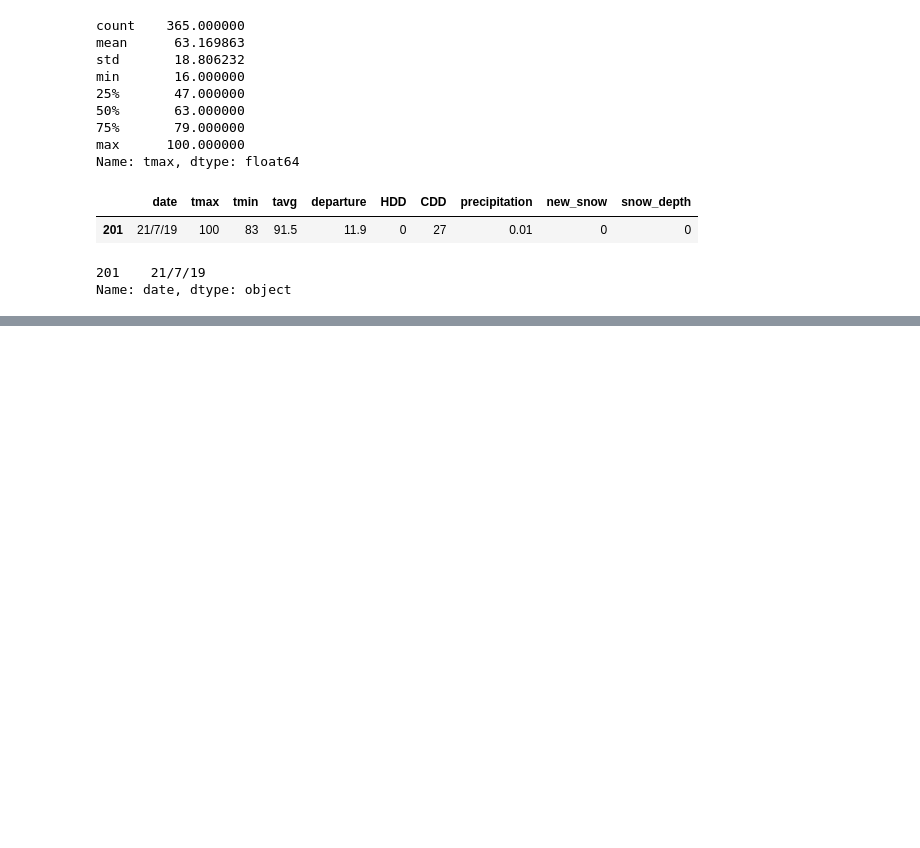
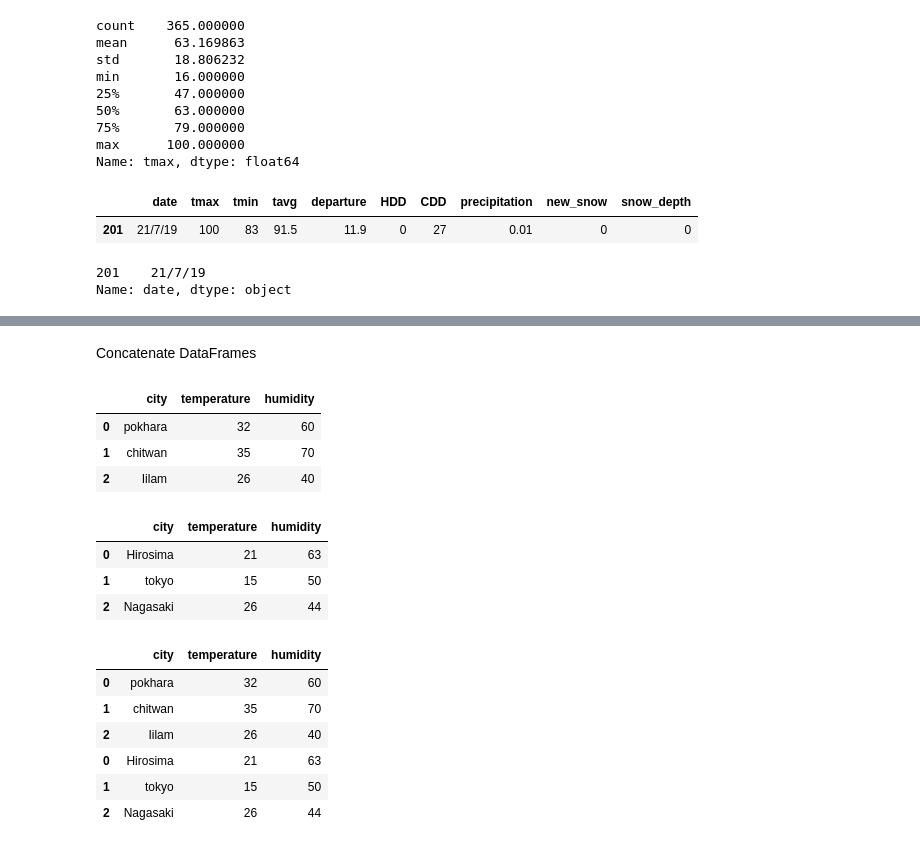
Before and after one commit to thisispawann/data-science-fundamentals, a Jupyter notebook: pandas/untilted.ipynb, the cells around one changed output, grey strips where cells are left out. Cells and saved outputs as stored; diff of their text form; code cells hidden in the pictures; blank space fills up the shorter version.

```diff
--- a/pandas/untilted.ipynb
+++ b/pandas/untilted.ipynb
@@ -109,0 +219,43 @@ Name: date, dtype: object
+# %% [markdown]
+Concatenate DataFrames
+# %%
+# creating new dataframe using dictionary
+
+nepal_weather = pd.DataFrame({
+    "city" : ["pokhara", "chitwan", "Iilam"],
+    "temperature" : [32, 35, 26],
+    "humidity" : [60, 70, 40]
+})
+
+nepal_weather
+# %% [output]
+|  | city | temperature | humidity |
+| 0 | pokhara | 32 | 60 |
+| 1 | chitwan | 35 | 70 |
+| 2 | Iilam | 26 | 40 |
+# %%
+japan_weather = pd.DataFrame({
+    "city" : ["Hirosima", "tokyo", "Nagasaki"],
+    "temperature" : [21, 15, 26],
+    "humidity" : [63, 50, 44]
+})
+
+japan_weather
+# %% [output]
+|  | city | temperature | humidity |
+| 0 | Hirosima | 21 | 63 |
+| 1 | tokyo | 15 | 50 |
+| 2 | Nagasaki | 26 | 44 |
+# %%
+# concate two dataframes
+
+df = pd.concat([nepal_weather, japan_weather])
+df
+# %% [output]
+|  | city | temperature | humidity |
+| 0 | pokhara | 32 | 60 |
+| 1 | chitwan | 35 | 70 |
+| 2 | Iilam | 26 | 40 |
+| 0 | Hirosima | 21 | 63 |
+| 1 | tokyo | 15 | 50 |
+| 2 | Nagasaki | 26 | 44 |
```
Also changed, not shown: parts of 20 cells of this notebook, 1 other file.
